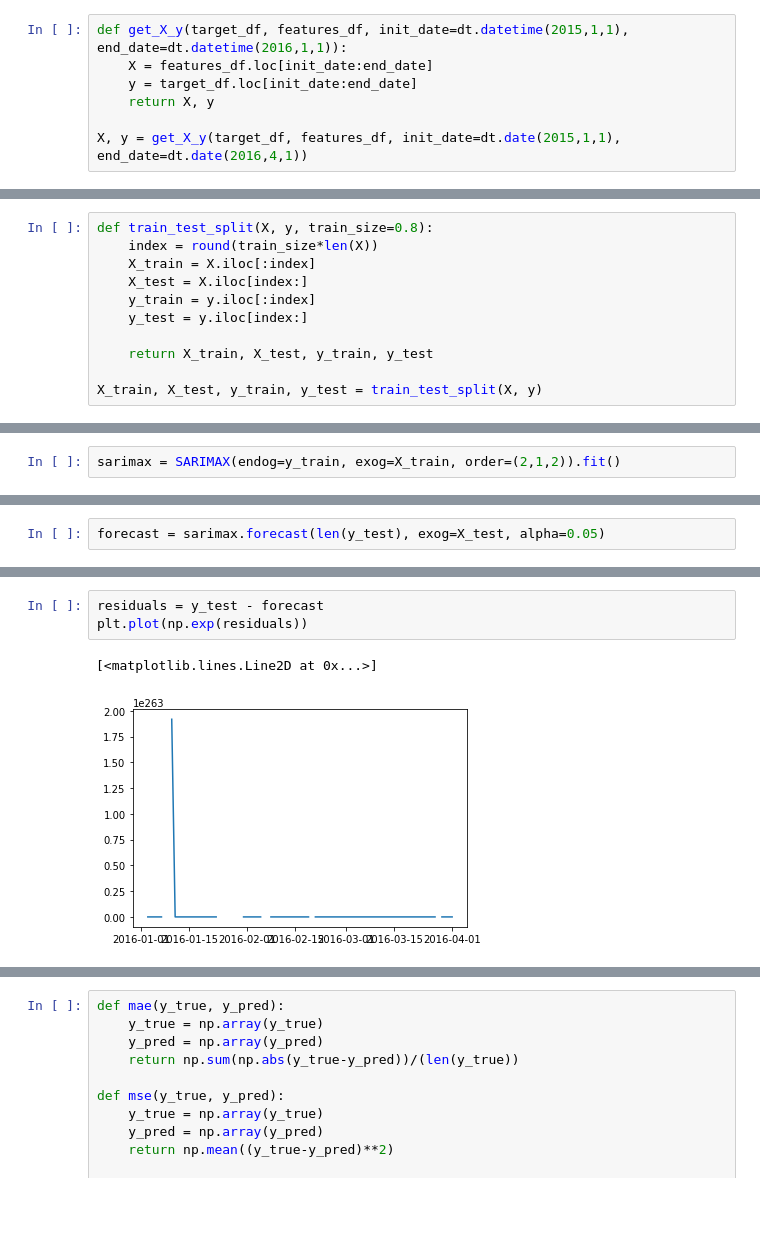
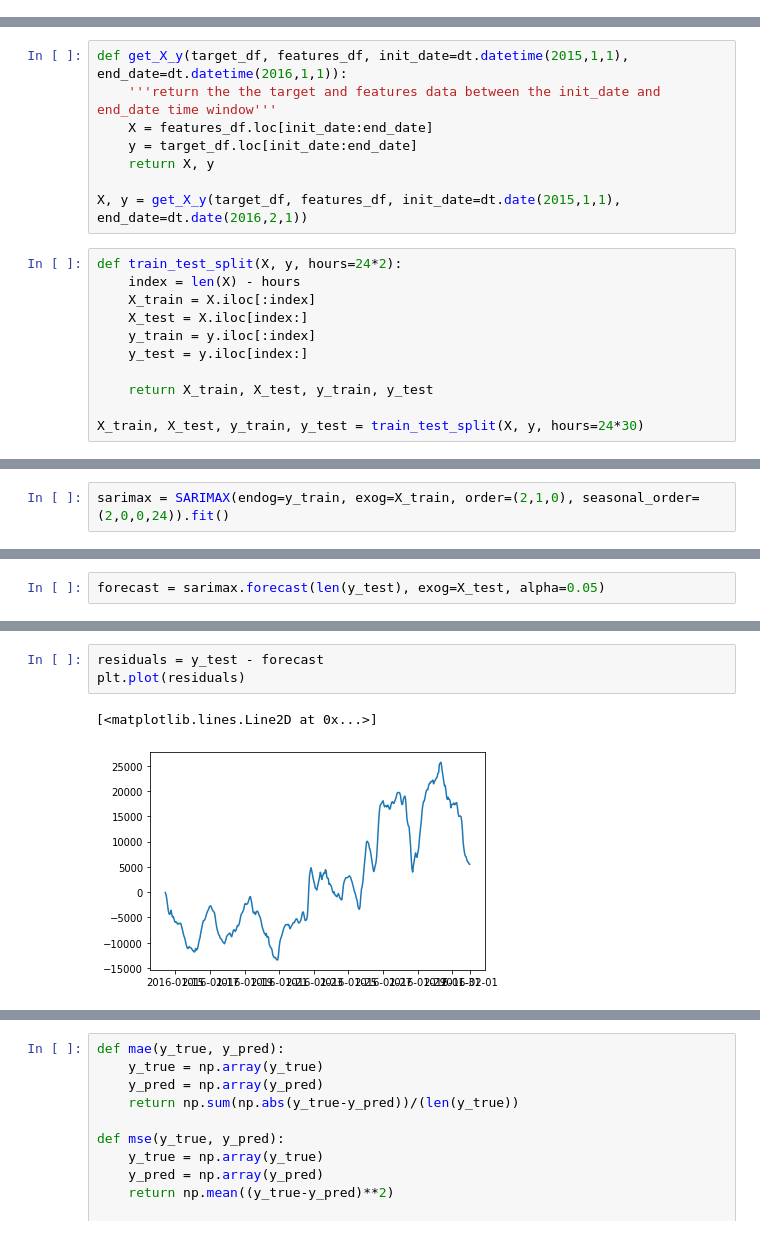
Before and after one commit to HaukeFock/predict_energy_generation, a Jupyter notebook: notebooks/rodrigo_sarimax.ipynb, the cells around one changed output, grey strips where cells are left out. Cells and saved outputs as stored; diff of their text form; blank space fills up the shorter version.

```diff
--- a/notebooks/rodrigo_sarimax.ipynb
+++ b/notebooks/rodrigo_sarimax.ipynb
@@ -72,7 +88,0 @@ forcasted_df = get_forcasted_data(target='wind', hourly=False)
-# %%
-def get_X_y(target_df, features_df, init_date=dt.datetime(2015,1,1), end_date=dt.datetime(2016,1,1)):
-    X = features_df.loc[init_date:end_date]
-    y = target_df.loc[init_date:end_date]
-    return X, y
-
-X, y = get_X_y(target_df, features_df, init_date=dt.date(2015,1,1), end_date=dt.date(2016,4,1))
@@ -79,6 +91,14 @@ X, y = get_X_y(target_df, features_df, init_date=dt.date(2015,1,1), end_date=dt.
+# %%
+def get_X_y(target_df, features_df, init_date=dt.datetime(2015,1,1), end_date=dt.datetime(2016,1,1)):
+    '''return the the target and features data between the init_date and end_date time window'''
+    X = features_df.loc[init_date:end_date]
+    y = target_df.loc[init_date:end_date]
+    return X, y
+
+X, y = get_X_y(target_df, features_df, init_date=dt.date(2015,1,1), end_date=dt.date(2016,2,1))
 # %%
-def train_test_split(X, y, train_size=0.8):
-    index = round(train_size*len(X))
+def train_test_split(X, y, hours=24*2):
+    index = len(X) - hours
     X_train = X.iloc[:index]
     X_test = X.iloc[index:]
     y_train = y.iloc[:index]
@@ -86,7 +106,7 @@ def train_test_split(X, y, train_size=0.8):
 
     return X_train, X_test, y_train, y_test
 
-X_train, X_test, y_train, y_test = train_test_split(X, y)
+X_train, X_test, y_train, y_test = train_test_split(X, y, hours=24*30)
 # %% [markdown]
 ## Stationarity
 # %% [markdown]
@@ -192,5 +206,5 @@ Total fit time: 9.027 seconds
 # %%
-sarimax = SARIMAX(endog=y_train, exog=X_train, order=(2,1,2)).fit()
+sarimax = SARIMAX(endog=y_train, exog=X_train, order=(2,1,0), seasonal_order=(2,0,0,24)).fit()
 # %%
 def plot_forecast(fc, train, test, upper=None, lower=None):
     is_confidence_int = isinstance(upper, np.ndarray) and isinstance(lower, np.ndarray)
@@ -217,9 +231,9 @@ plot_forecast(forecast, y_train, y_test)
 # %%
 residuals = y_test - forecast
-plt.plot(np.exp(residuals))
+plt.plot(residuals)
 # %% [output]
 [<matplotlib.lines.Line2D at 0x...>]
-[figure, old version]
+[figure, new version]
 # %%
 sarimax.mae
 # %% [output]
```
Also changed, not shown: parts of 34 cells of this notebook, 2 other files.
